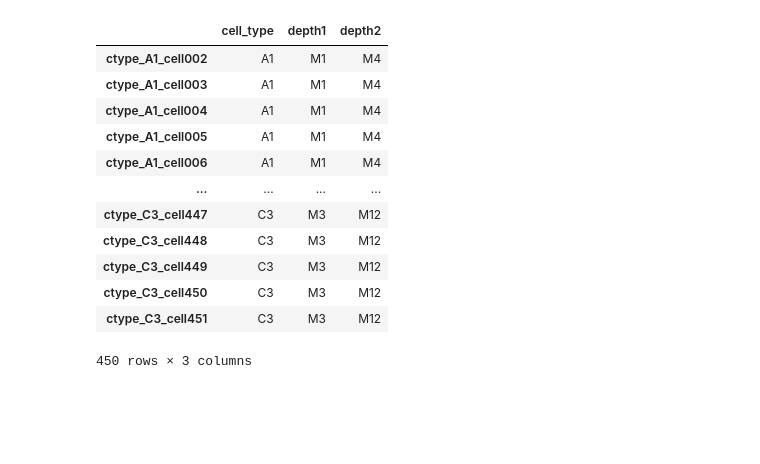
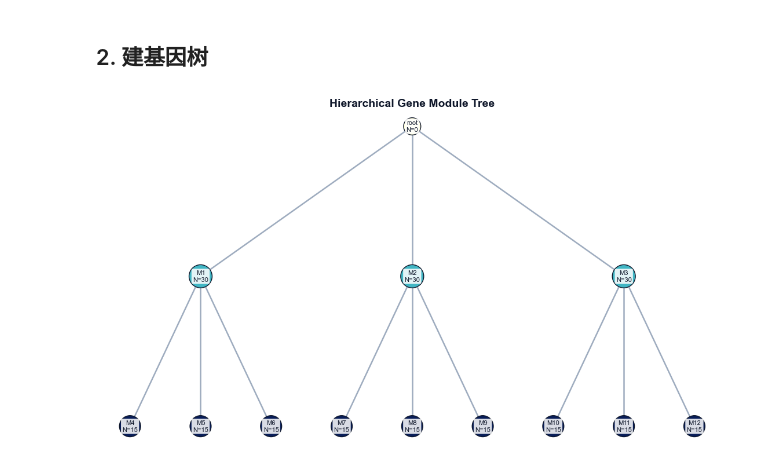
Before and after one commit to Lu7-ydd/gecco, a Jupyter notebook: notebooks/gecco_simulation.ipynb, the cells around one changed output. Cells and saved outputs as stored; diff of their text form; code cells hidden in the pictures; blank space fills up the shorter version.

```diff
--- a/notebooks/gecco_simulation.ipynb
+++ b/notebooks/gecco_simulation.ipynb
@@ -19,2 +19,3 @@ from gecco.visualize import plot_module_tree, plot_node_genes
 # %%
-adata = sc.read_h5ad('../datasets/adata_sim.h5ad')
+adata = ad.read_h5ad("../datasets/adata_sim.h5ad")
+adata.shape
@@ -51,16 +24,7 @@ add_depth_labels_to_obs(adata, result)
-# %%
-adata.obs
-# %% [output]
-|  | cell_type | depth1 | depth2 |
-| ctype_A1_cell002 | A1 | M1 | M4 |
-| ctype_A1_cell003 | A1 | M1 | M4 |
-| ctype_A1_cell004 | A1 | M1 | M4 |
-| ctype_A1_cell005 | A1 | M1 | M4 |
-| ctype_A1_cell006 | A1 | M1 | M4 |
-| ... | ... | ... | ... |
-| ctype_C3_cell447 | C3 | M3 | M12 |
-| ctype_C3_cell448 | C3 | M3 | M12 |
-| ctype_C3_cell449 | C3 | M3 | M12 |
-| ctype_C3_cell450 | C3 | M3 | M12 |
-| ctype_C3_cell451 | C3 | M3 | M12 |
-450 rows × 3 columns
+# %% [markdown]
+## 2. 建基因树
+# %%
+result = GeCCoPipeline().run(adata)
+plot_module_tree(result.tree_root);
+# %% [output]
+[figure, added]
```
Also changed, not shown: parts of 22 cells of this notebook, 16 other files.
